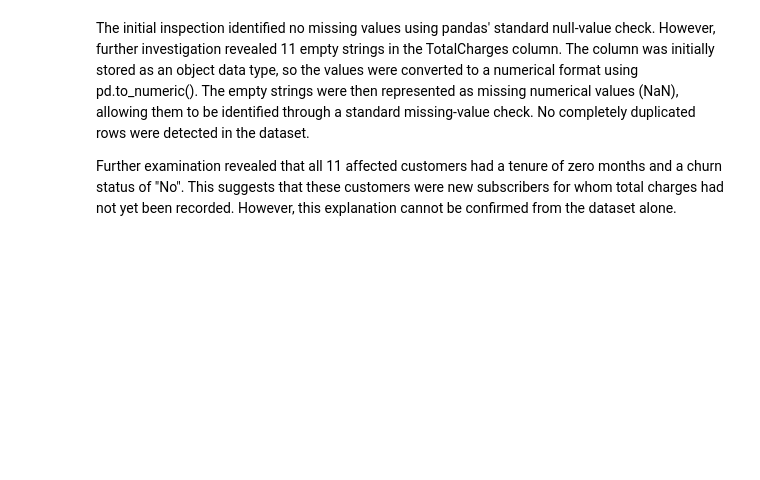
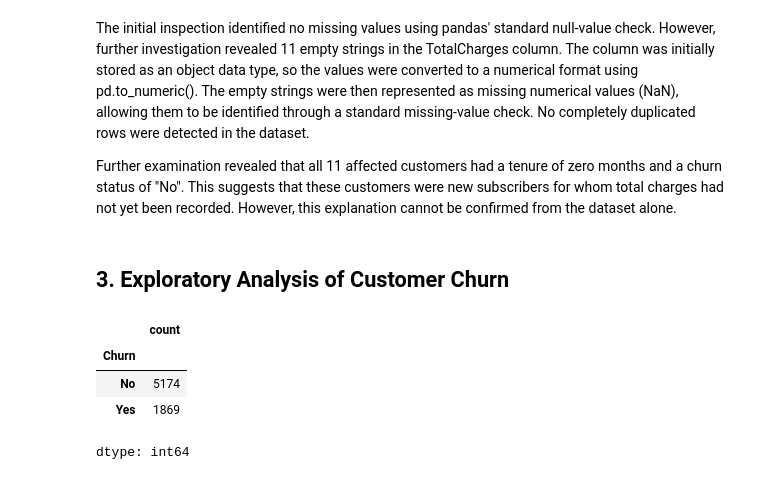
Before and after one commit to SJ174/MLCW, a Jupyter notebook: MLCW_Task_01.ipynb, the cells around one changed output. Cells and saved outputs as stored; diff of their text form; code cells hidden in the pictures; blank space fills up the shorter version.

```diff
--- a/MLCW_Task_01.ipynb
+++ b/MLCW_Task_01.ipynb
@@ -138,3 +138,13 @@ df[df['TotalCharges'].isnull()][['customerID', 'tenure', 'MonthlyCharges', 'Tota
 The initial inspection identified no missing values using pandas' standard null-value check. However, further investigation revealed 11 empty strings in the TotalCharges column. The column was initially stored as an object data type, so the values were converted to a numerical format using pd.to_numeric(). The empty strings were then represented as missing numerical values (NaN), allowing them to be identified through a standard missing-value check. No completely duplicated rows were detected in the dataset.
 
 Further examination revealed that all 11 affected customers had a tenure of zero months and a churn status of "No". This suggests that these customers were new subscribers for whom total charges had not yet been recorded. However, this explanation cannot be confirmed from the dataset alone.
+# %% [markdown]
+## 3. Exploratory Analysis of Customer Churn
+# %%
+df['Churn'].value_counts()
+# %% [output]
+|  | count |
+| Churn |  |
+| No | 5174 |
+| Yes | 1869 |
+dtype: int64
```
Also changed, not shown: parts of 3 cells of this notebook.
